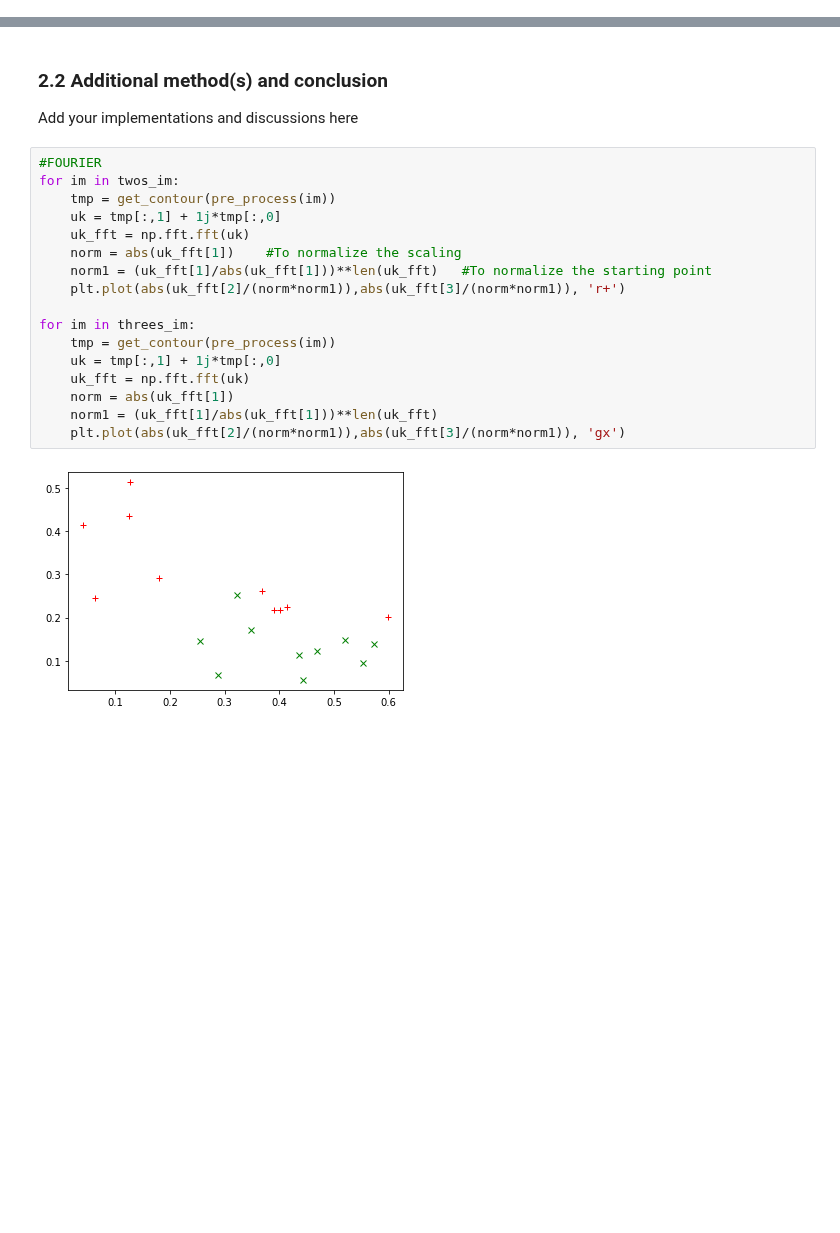
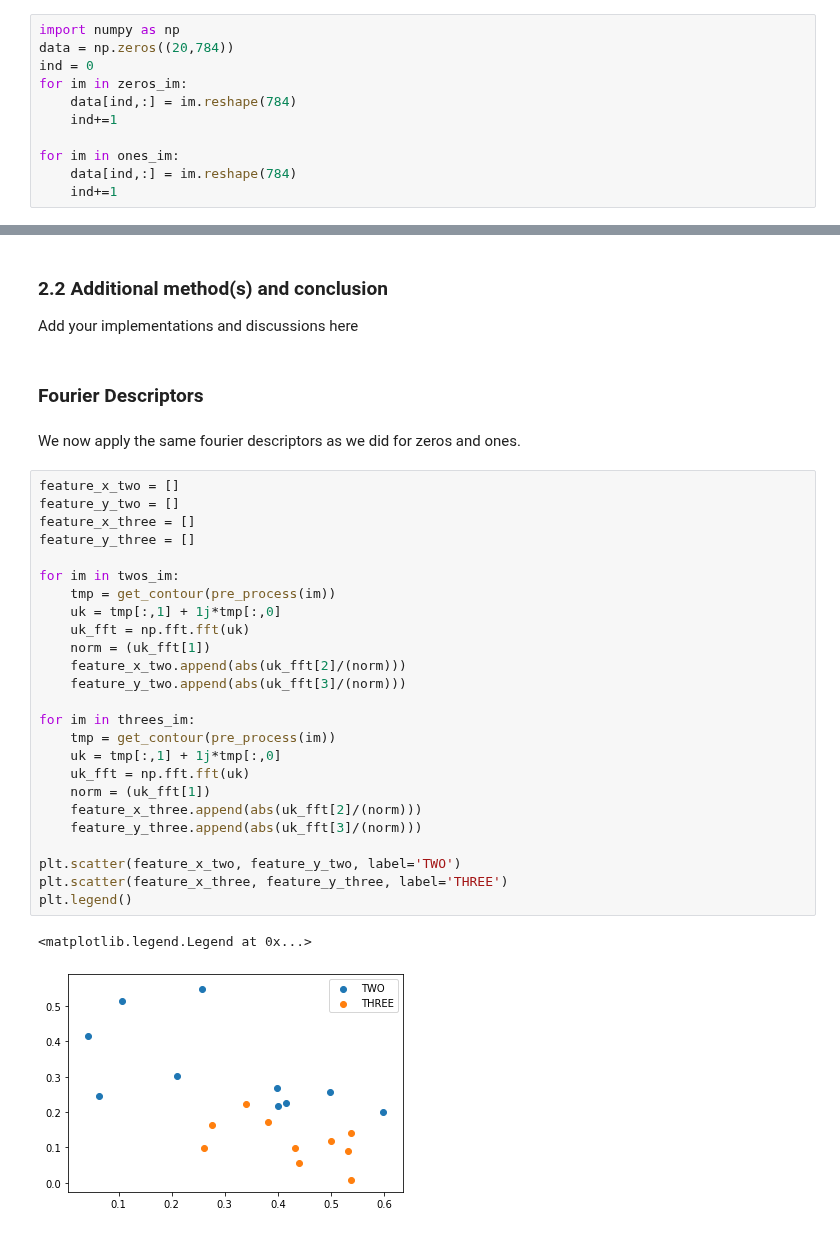
Before and after one commit to dhruti96shah/iapr-2020, a Jupyter notebook: labs/lab_02_object_description_dhruti.ipynb, the cells around one changed output, grey strips where cells are left out. Saved outputs shown, nothing was run; the diff lists cells and outputs as text; blank space fills up the shorter version.

```diff
--- a/labs/lab_02_object_description_dhruti.ipynb
+++ b/labs/lab_02_object_description_dhruti.ipynb
@@ -256,0 +263,11 @@ Add your implementation and discussion
+# %%
+import numpy as np
+data = np.zeros((20,784))
+ind = 0
+for im in zeros_im:
+    data[ind,:] = im.reshape(784)
+    ind+=1
+
+for im in ones_im:
+    data[ind,:] = im.reshape(784)
+    ind+=1
@@ -290,22 +322,35 @@ for ax, im, nm in zip(axes[1], threes_im, threes_names):
 # %% [markdown]
 ### 2.2 Additional method(s) and conclusion
 Add your implementations and discussions here
+# %% [markdown]
+### Fourier Descriptors
+# %% [markdown]
+We now apply the same fourier descriptors as we did for zeros and ones.
 # %%
-#FOURIER
+feature_x_two = []
+feature_y_two = []
+feature_x_three = []
+feature_y_three = []
+
 for im in twos_im:
     tmp = get_contour(pre_process(im))
     uk = tmp[:,1] + 1j*tmp[:,0]
     uk_fft = np.fft.fft(uk)
-    norm = abs(uk_fft[1])    #To normalize the scaling
-    norm1 = (uk_fft[1]/abs(uk_fft[1]))**len(uk_fft)   #To normalize the starting point
-    plt.plot(abs(uk_fft[2]/(norm*norm1)),abs(uk_fft[3]/(norm*norm1)), 'r+')
+    norm = (uk_fft[1])
+    feature_x_two.append(abs(uk_fft[2]/(norm)))
+    feature_y_two.append(abs(uk_fft[3]/(norm)))
 
 for im in threes_im:
     tmp = get_contour(pre_process(im))
     uk = tmp[:,1] + 1j*tmp[:,0]
     uk_fft = np.fft.fft(uk)
-    norm = abs(uk_fft[1])
-    norm1 = (uk_fft[1]/abs(uk_fft[1]))**len(uk_fft)
-    plt.plot(abs(uk_fft[2]/(norm*norm1)),abs(uk_fft[3]/(norm*norm1)), 'gx')
+    norm = (uk_fft[1])
+    feature_x_three.append(abs(uk_fft[2]/(norm)))
+    feature_y_three.append(abs(uk_fft[3]/(norm)))
+
+plt.scatter(feature_x_two, feature_y_two, label='TWO')
+plt.scatter(feature_x_three, feature_y_three, label='THREE')
+plt.legend()
 # %% [output]
+<matplotlib.legend.Legend at 0x...>
-[figure, old version]
+[figure, new version]
```
Also changed, not shown: parts of 14 cells of this notebook.
